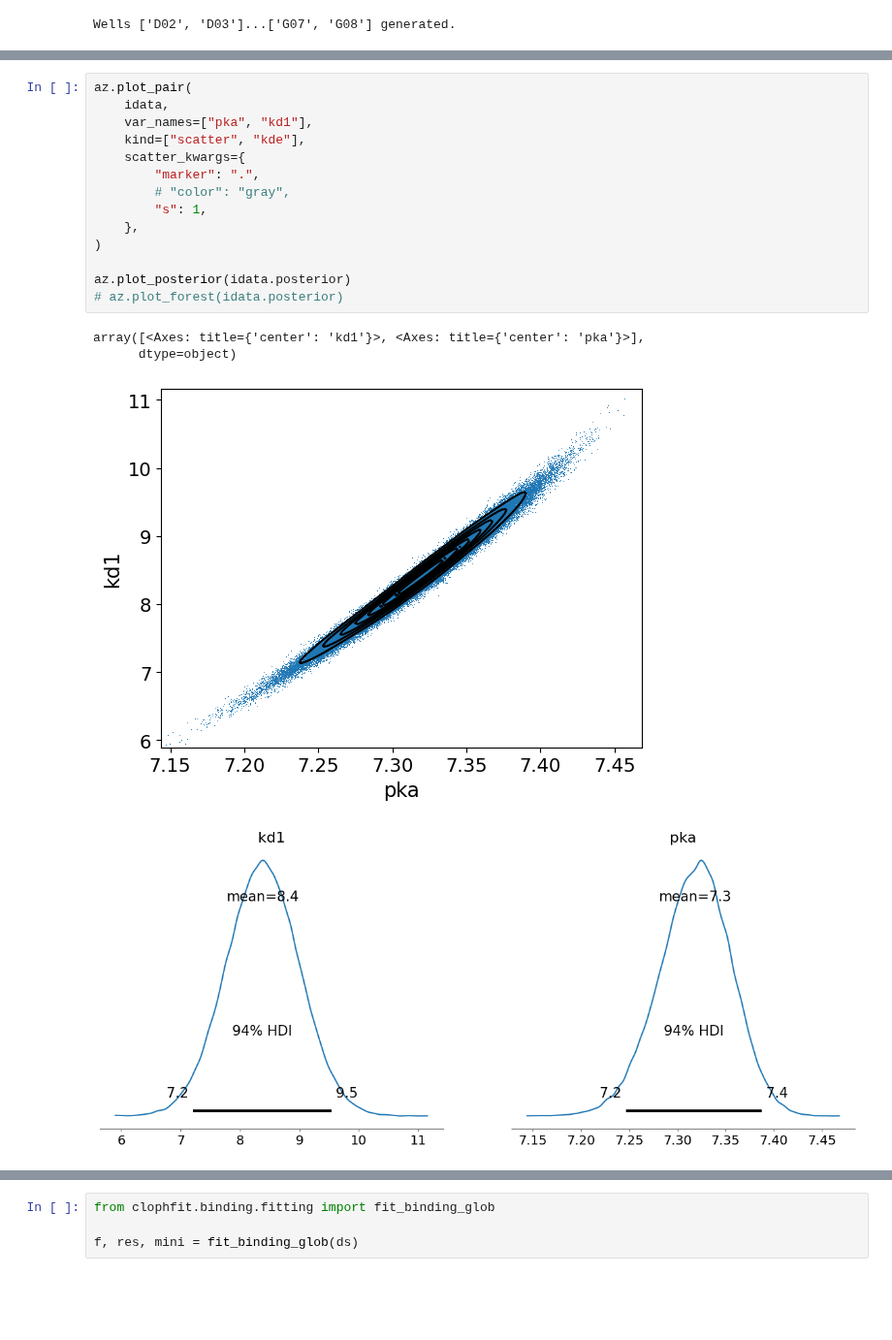
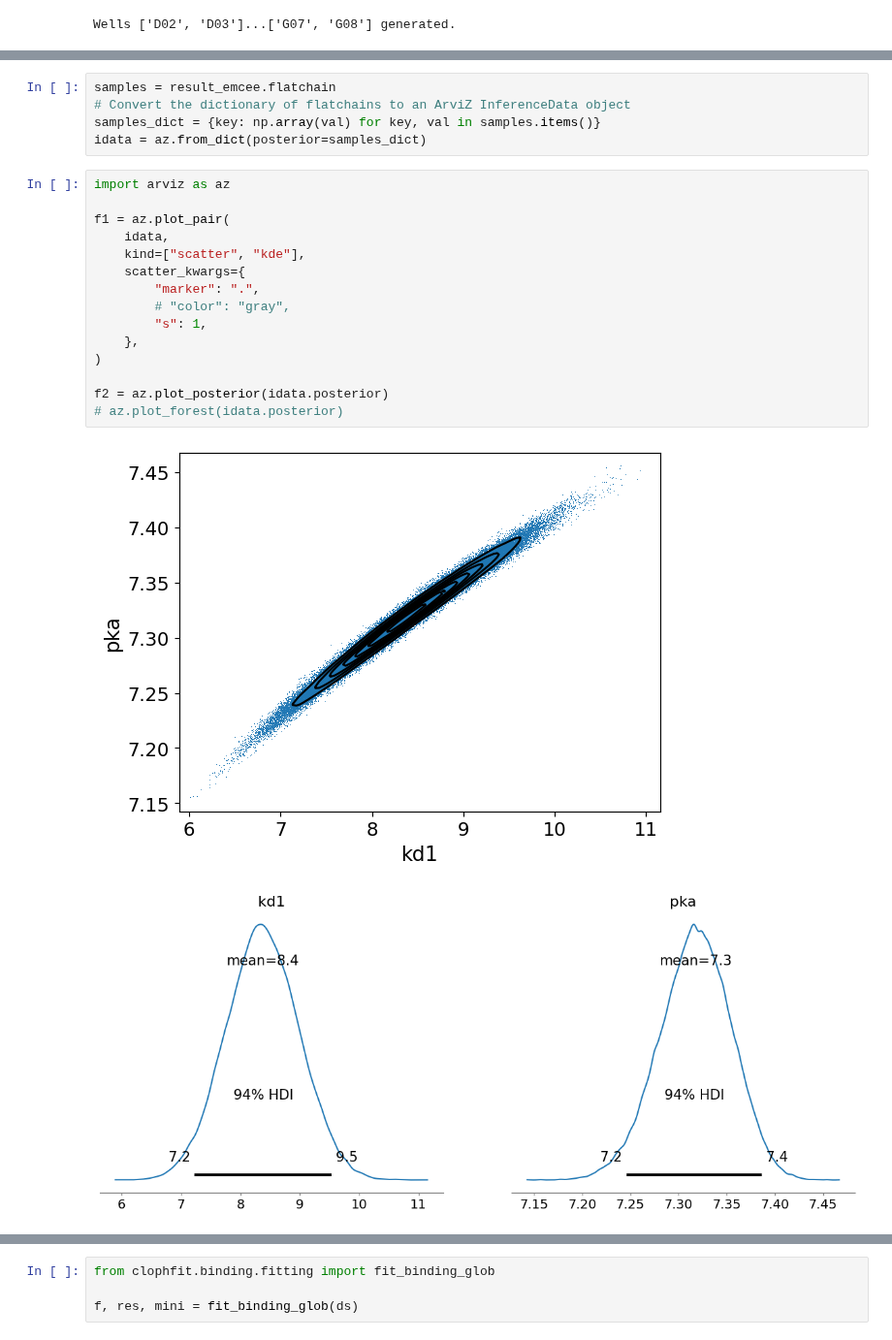
Before and after one commit to darosio/ClopHfit, a Jupyter notebook: docs/tutorials/prenspire.ipynb, the cells around one changed output, grey strips where cells are left out. Shown at 97% size. Saved outputs shown, nothing was run; the diff lists cells and outputs as text; blank space fills up the shorter version.

Commit message:
refactor: Add FitResult; switch to mpl.figure; re.search test out

```diff
--- a/docs/tutorials/prenspire.ipynb
+++ b/docs/tutorials/prenspire.ipynb
@@ -137,24 +150,28 @@ samples = result_emcee.flatchain
 # Convert the dictionary of flatchains to an ArviZ InferenceData object
 samples_dict = {key: np.array(val) for key, val in samples.items()}
 idata = az.from_dict(posterior=samples_dict)
+# %%
+samples = result_emcee.flatchain
+# Convert the dictionary of flatchains to an ArviZ InferenceData object
+samples_dict = {key: np.array(val) for key, val in samples.items()}
+idata = az.from_dict(posterior=samples_dict)
 # %%
-az.plot_pair(
+import arviz as az
+
+f1 = az.plot_pair(
     idata,
-    var_names=["pka", "kd1"],
     kind=["scatter", "kde"],
     scatter_kwargs={
         "marker": ".",
         # "color": "gray",
         "s": 1,
     },
 )
 
-az.plot_posterior(idata.posterior)
+f2 = az.plot_posterior(idata.posterior)
 # az.plot_forest(idata.posterior)
 # %% [output]
-array([<Axes: title={'center': 'kd1'}>, <Axes: title={'center': 'pka'}>],
-      dtype=object)
-[figure, old version]
+[figure, new version]
 [figure]
 # %%
 corner.corner(samples_dict)
```
Also changed, not shown: parts of 26 cells of this notebook, 4 other files.
